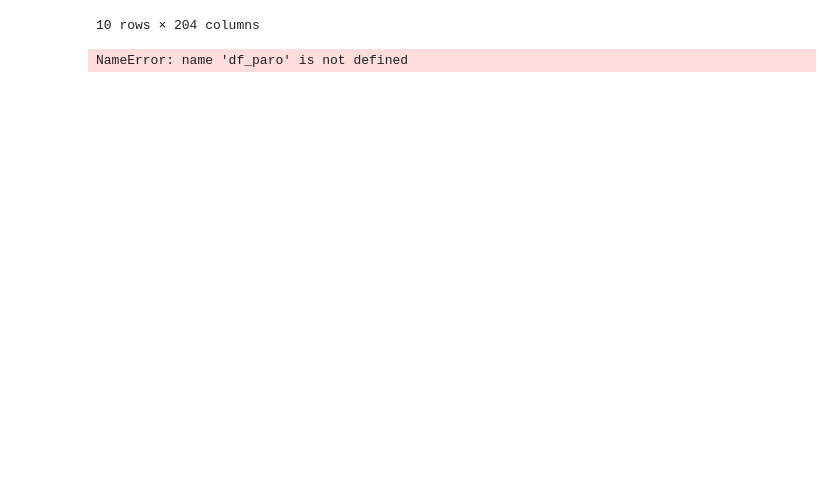
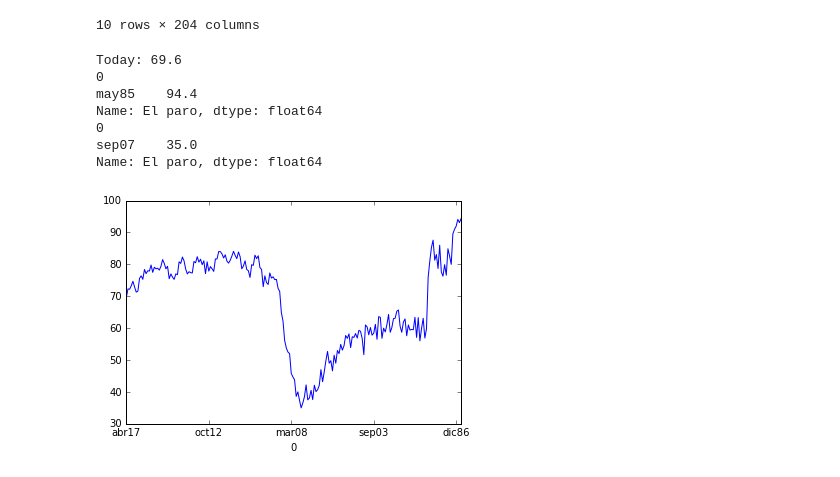
Before and after one commit to evolsidog/Master-Data-Science-Kschool, a Jupyter notebook: Analysis_Problems_Spain.ipynb, the cells around one changed output. Cells and saved outputs as stored; diff of their text form; code cells hidden in the pictures; blank space fills up the shorter version.

```diff
--- a/Analysis_Problems_Spain.ipynb
+++ b/Analysis_Problems_Spain.ipynb
@@ -194,19 +194,26 @@ df_topics
 # %%
 # Time to play, plots, stadistics, ...
 
 serie_paro = df_topics.ix['El paro']
 # The dates are month by moth but unitl September 00  and Sep 93 the dates are every 6 months. Then the dates are irregulates in the 80`s\n",
 # We should see more peaks between 00 y 85\n",
-df_paro.plot()
+serie_paro.plot()
 print "Today: " + str(serie_paro.iloc[0])
 print serie_paro[serie_paro == serie_paro.max()]
 print serie_paro[serie_paro == serie_paro.min()]
 # The result show the first date that we have was the month with most concern about this topic. \n",
 # Maybe always had afraid for cause of oil crisis. \n",
 # The minimun concern was in 07, previous to crisis exploted, the ZP goverment waste money in too subsidies, living beyond your means.\n",
 # Today we are in the middle about this problem\n"
 # %% [output]
-NameError: name 'df_paro' is not defined
+Today: 69.6
+0
+may85    94.4
+Name: El paro, dtype: float64
+0
+sep07    35.0
+Name: El paro, dtype: float64
+[figure, added]
 # %%
 # mmm what happened to have those peaks?
 # Convert to dataframe and reverse
```
Also changed, not shown: parts of 7 cells of this notebook.
